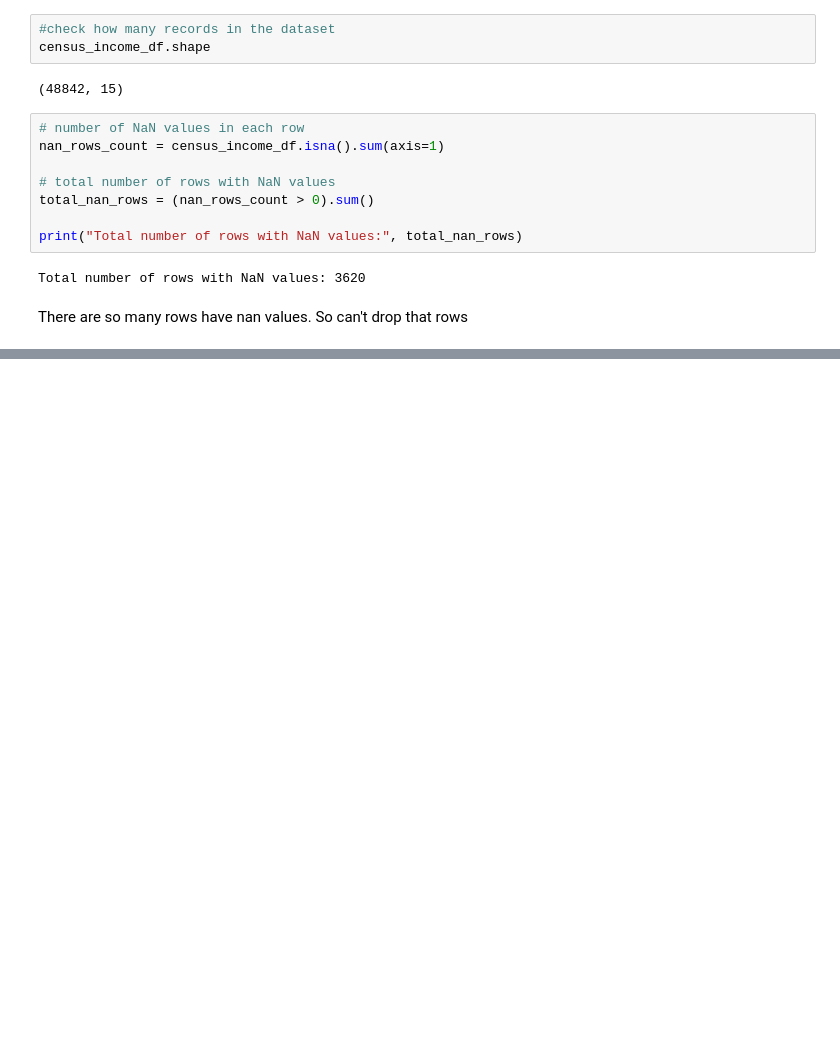
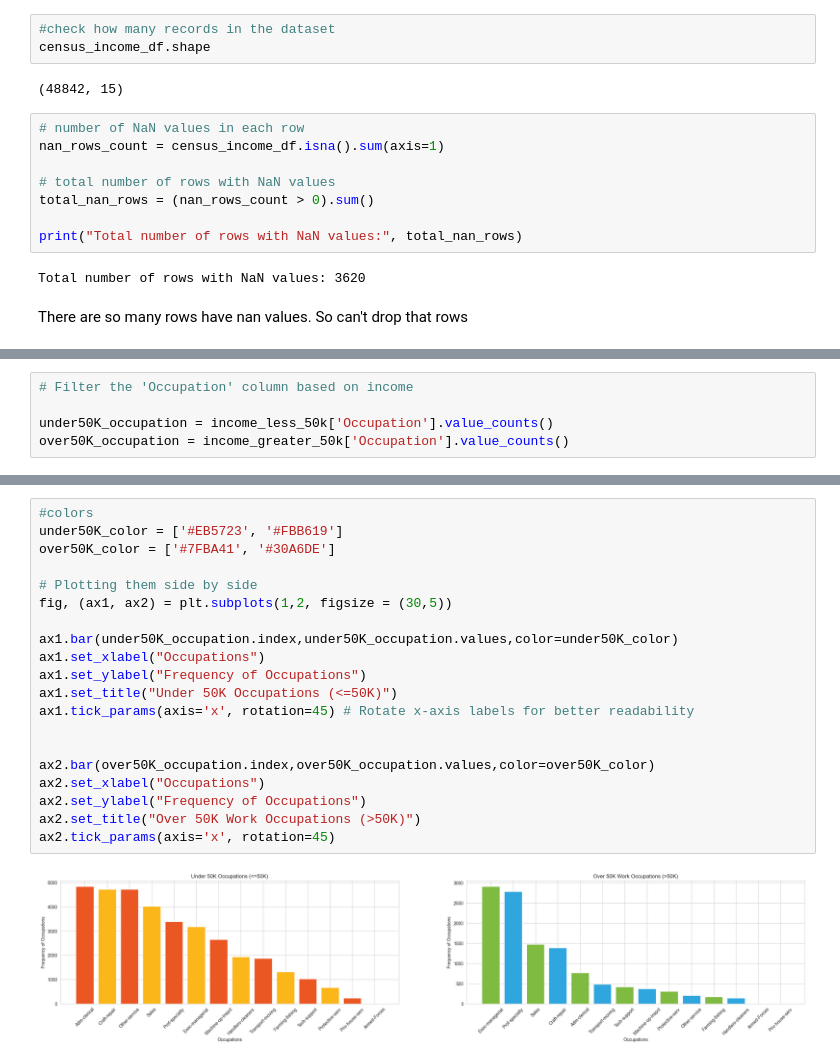
Before and after one commit to Benura2020/Income-Classification-ML, a Jupyter notebook: income_prediction_ml_project.ipynb, the cells around one changed output, grey strips where cells are left out. Cells and saved outputs as stored; diff of their text form; blank space fills up the shorter version.

```diff
--- a/income_prediction_ml_project.ipynb
+++ b/income_prediction_ml_project.ipynb
@@ -356,0 +499,5 @@ There are so many rows have nan values. So can't drop that rows
+# %%
+# Filter the 'Occupation' column based on income
+
+under50K_occupation = income_less_50k['Occupation'].value_counts()
+over50K_occupation = income_greater_50k['Occupation'].value_counts()
@@ -356,0 +542,22 @@ There are so many rows have nan values. So can't drop that rows
+# %%
+#colors
+under50K_color = ['#EB5723', '#FBB619']
+over50K_color = ['#7FBA41', '#30A6DE']
+
+# Plotting them side by side
+fig, (ax1, ax2) = plt.subplots(1,2, figsize = (30,5))
+
+ax1.bar(under50K_occupation.index,under50K_occupation.values,color=under50K_color)
+ax1.set_xlabel("Occupations")
+ax1.set_ylabel("Frequency of Occupations")
+ax1.set_title("Under 50K Occupations (<=50K)")
+ax1.tick_params(axis='x', rotation=45) # Rotate x-axis labels for better readability
+
+
+ax2.bar(over50K_occupation.index,over50K_occupation.values,color=over50K_color)
+ax2.set_xlabel("Occupations")
+ax2.set_ylabel("Frequency of Occupations")
+ax2.set_title("Over 50K Work Occupations (>50K)")
+ax2.tick_params(axis='x', rotation=45)
+# %% [output]
+[figure, added]
```
Also changed, not shown: parts of 34 cells of this notebook.
